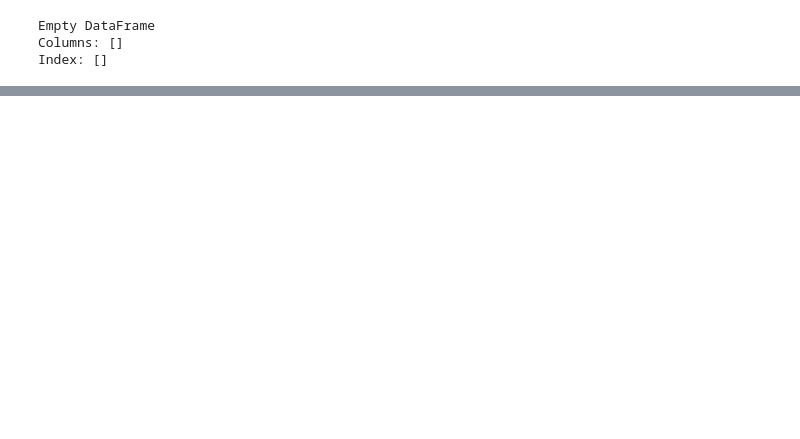
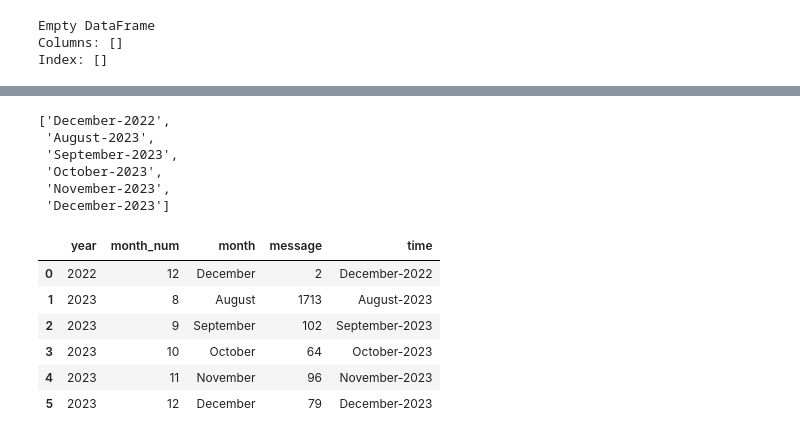
Before and after one commit to prxshetty/WhatsApp-Chat-Analyzer, a Jupyter notebook: whatsapp-chat-analysis.ipynb, the cells around one changed output, grey strips where cells are left out. Saved outputs shown, nothing was run; the diff lists cells and outputs as text; code cells hidden in the pictures; blank space fills up the shorter version.

```diff
--- a/whatsapp-chat-analysis.ipynb
+++ b/whatsapp-chat-analysis.ipynb
@@ -367,0 +401,9 @@ Index: []
+# %%
+time
+# %% [output]
+['December-2022',
+ 'August-2023',
+ 'September-2023',
+ 'October-2023',
+ 'November-2023',
+ 'December-2023']
@@ -367,0 +412,10 @@ Index: []
+# %%
+timeline
+# %% [output]
+|  | year | month_num | month | message | time |
+| 0 | 2022 | 12 | December | 2 | December-2022 |
+| 1 | 2023 | 8 | August | 1713 | August-2023 |
+| 2 | 2023 | 9 | September | 102 | September-2023 |
+| 3 | 2023 | 10 | October | 64 | October-2023 |
+| 4 | 2023 | 11 | November | 96 | November-2023 |
+| 5 | 2023 | 12 | December | 79 | December-2023 |
```
Also changed, not shown: parts of 15 cells of this notebook.
